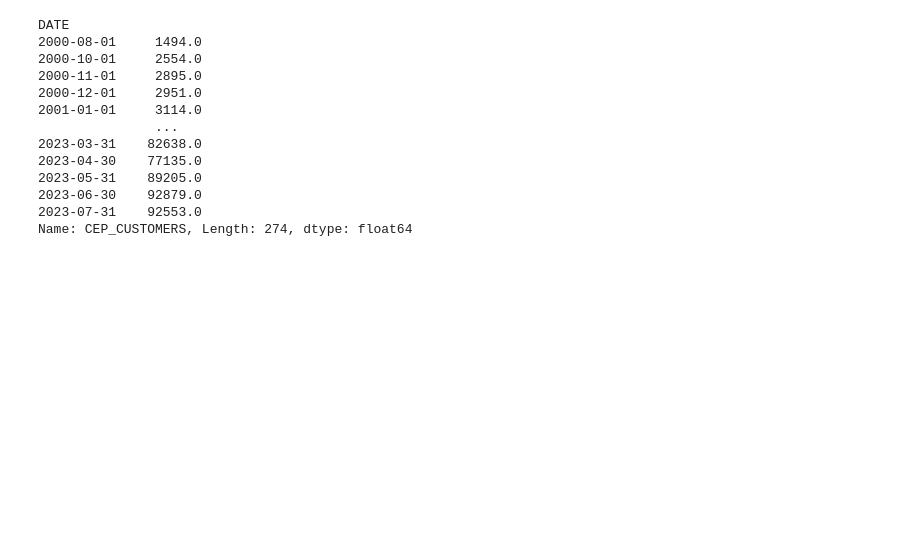
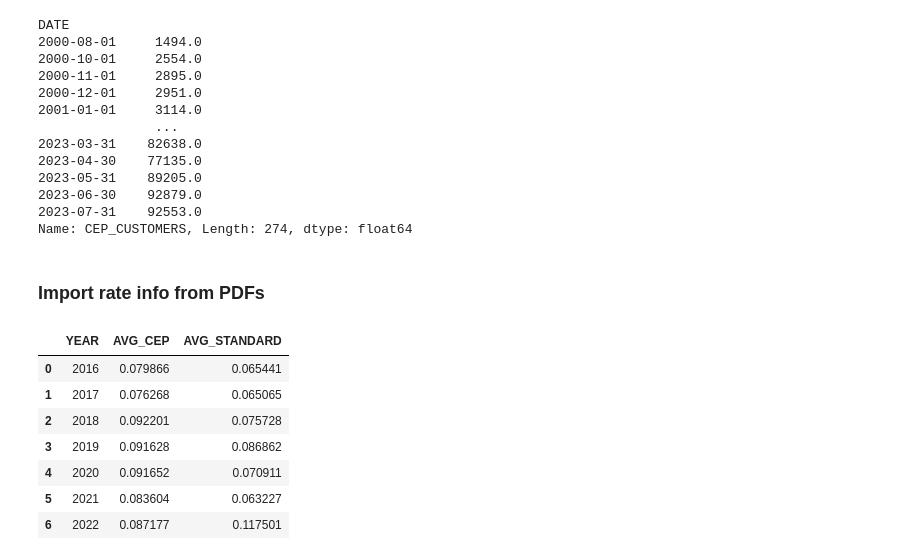
Before and after one commit to darrenfishell/data-projects, a Jupyter notebook: CEPs/eda.ipynb, the cells around one changed output. Saved outputs shown, nothing was run; the diff lists cells and outputs as text; code cells hidden in the pictures; blank space fills up the shorter version.

```diff
--- a/CEPs/eda.ipynb
+++ b/CEPs/eda.ipynb
@@ -210,3 +170,48 @@ DATE
 2023-06-30    92879.0
 2023-07-31    92553.0
 Name: CEP_CUSTOMERS, Length: 274, dtype: float64
+# %% [markdown]
+### Import rate info from PDFs
+# %%
+import tabula
+
+pdf_path = "etl_scripts/raw_data/2024-02-06_OPA Testimony_SUPPORT w Attachments_LD 2163.pdf"
+tables = tabula.read_pdf(pdf_path, pages='4-8', multiple_tables=True)
+rates_df = tables[0]
+
+new_row = pd.DataFrame([rates_df.columns], columns=rates_df.columns)
+rates_df = pd.concat([new_row, rates_df], ignore_index=True)
+
+rates_df.columns = ['YEAR', 'CMP_STANDARD', 'CMP_CEP', 'BHD_STANDARD', 'BHD_CEP', 'MPS_STANDARD', 'MPS_CEP']
+
+rates_df = rates_df.drop(columns=rates_df.columns[-2:])
+
+# Convert all values to numeric
+rates_df = rates_df.applymap(lambda x: pd.to_numeric(str(x).replace('$', ''), errors='coerce'))
+
+# Compute average standard offer and CEP rates for each year
+melted_df = pd.melt(rates_df, id_vars=['YEAR'], var_name='column')
+
+# Extract the type (e.g., STANDARD or CEP) from the column names
+melted_df['type'] = melted_df['column'].str.split('_').str[-1]
+
+# Compute the average for each group of columns
+average_df = melted_df.groupby(['YEAR', 'type'])['value'].mean().reset_index()
+
+# Pivot the DataFrame back to the desired wide format
+rates_df = average_df.pivot(index='YEAR', columns='type', values='value').reset_index()
+
+# Rename the columns
+rates_df.columns.name = None  # Remove the 'type' header
+rates_df.columns = ['YEAR', 'AVG_CEP', 'AVG_STANDARD']
+
+rates_df
+# %% [output]
+|  | YEAR | AVG_CEP | AVG_STANDARD |
+| 0 | 2016 | 0.079866 | 0.065441 |
+| 1 | 2017 | 0.076268 | 0.065065 |
+| 2 | 2018 | 0.092201 | 0.075728 |
+| 3 | 2019 | 0.091628 | 0.086862 |
+| 4 | 2020 | 0.091652 | 0.070911 |
+| 5 | 2021 | 0.083604 | 0.063227 |
+| 6 | 2022 | 0.087177 | 0.117501 |
```
Also changed, not shown: parts of 8 cells of this notebook, 2 other files.
